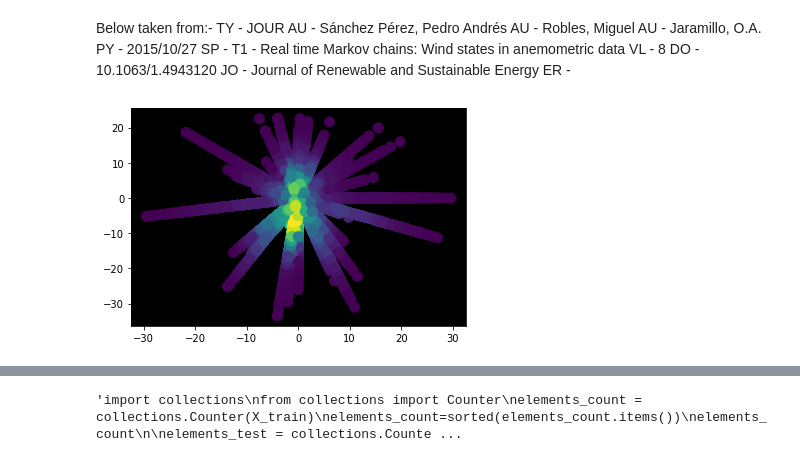
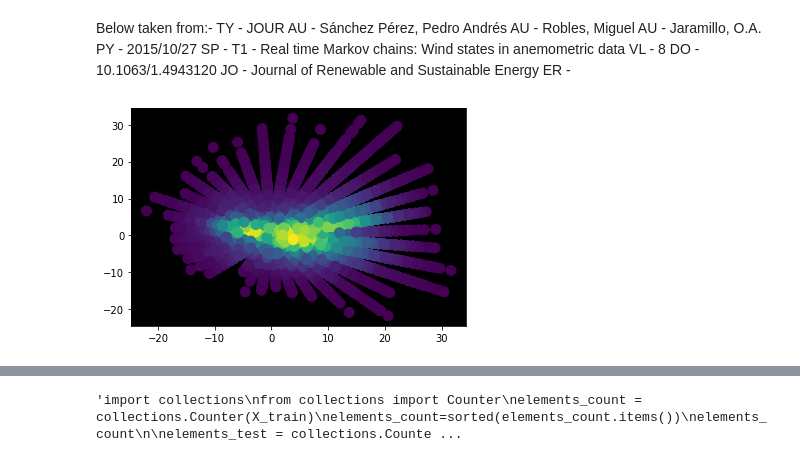
Before and after one commit to kevinTheQuigley/chargeTimeAnalytics, a Jupyter notebook: ChargeTimeAnalyticsNotebook2.ipynb, the cells around one changed output, grey strips where cells are left out. Saved outputs shown, nothing was run; the diff lists cells and outputs as text; code cells hidden in the pictures.

```diff
--- a/ChargeTimeAnalyticsNotebook2.ipynb
+++ b/ChargeTimeAnalyticsNotebook2.ipynb
@@ -1185,6 +1298,3 @@ np.sin(df1["dayOfYear"]/365)
 26281    0.244084
 26282    0.244084
 Name: dayOfYear, Length: 26249, dtype: float64
-# %%
-df1["cos_wind"]=np.cos(df1["dub_wddir"]/360*2*ma.pi)
-df1["sin_wind"]=np.sin(df1["dub_wddir"]/360*(2*ma.pi))
@@ -1231,20 +1332,27 @@ ER  -
 # %%
 import numpy as np
 import matplotlib.pyplot as plt
 from scipy.stats import gaussian_kde
+df1=df1._convert(numeric=True)
+# Generate fake data
+df1 = df1[df1['dub_wdsp'].notna()]
+df1 = df1[df1['dub_wddir'].notna()]
 
-# Generate fake data
+
+df1["sin_wind"]=np.sin(180-df1["dub_wddir"]/360*2*ma.pi)
+df1["cos_wind"]=np.cos(180-df1["dub_wddir"]/360*2*ma.pi)
+
 
 x =df1["dub_wdsp"]*df1["cos_wind"]#=df1["cos_wind"]*np.sin(df1["dub_wddir"])
 y = df1["dub_wdsp"]*df1["sin_wind"]#*np.cos(df1["sin_wind_wddir"])
 
 # Calculate the point density
 xy = np.vstack([x,y])
 z = gaussian_kde(xy)(xy)
 
 fig, ax = plt.subplots()
 ax.scatter(x, y, c=z, s=100)
 ax.set_facecolor('black')
 plt.show()
 # %% [output]
-[figure, old version]
+[figure, new version]
```
Also changed, not shown: parts of 58 cells of this notebook, 2 other files.
